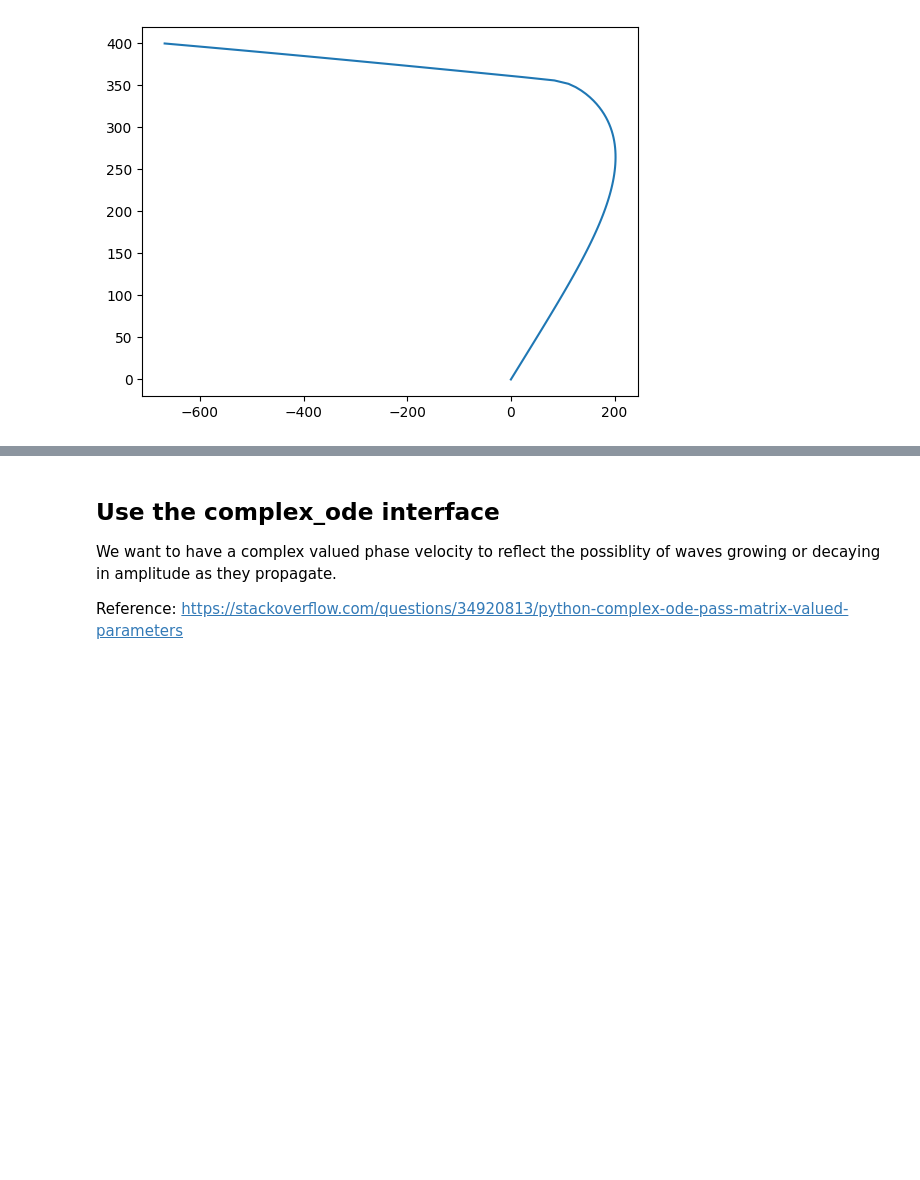
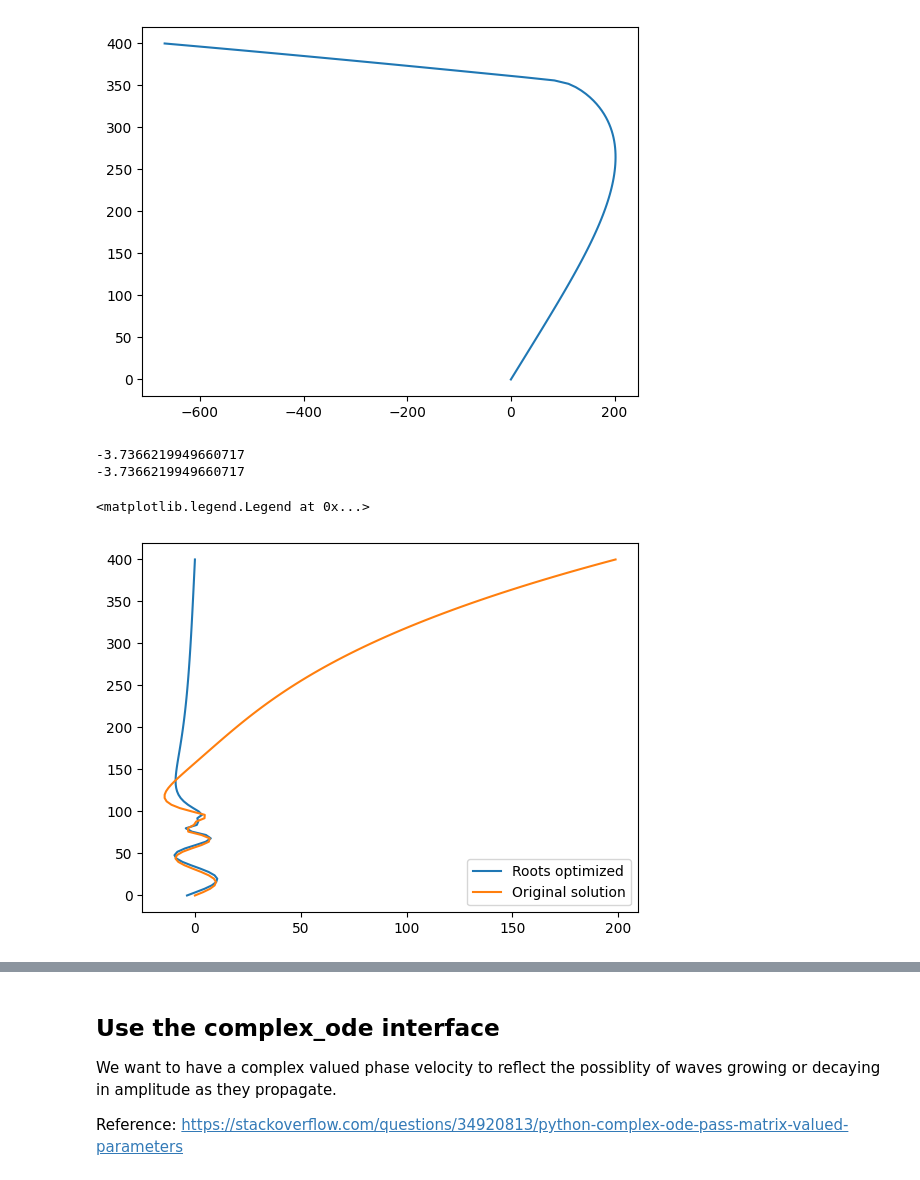
Before and after one commit to ericeberg3/UW_research, a Jupyter notebook: tg.ipynb, the cells around one changed output, grey strips where cells are left out. Cells and saved outputs as stored; diff of their text form; code cells hidden in the pictures; blank space fills up the shorter version.

```diff
--- a/tg.ipynb
+++ b/tg.ipynb
@@ -80,3 +82,24 @@ plt.plot(sol[:,0],z)
 # %% [output]
 [<matplotlib.lines.Line2D at 0x...>]
 [figure]
+# %%
+import tg_solver
+from tg_solver import tg_solve
+c_test = 0.01
+sol = odeint(tg2, [0,1], z,args=( (alpha,N,U,d2U_dz2,z,c_test) ))
+
+def rootode(tg2, ic2, z, arglist): return odeint(tg2, [ic2,1], z,args=( arglist ))
+f = lambda ic2: rootode(tg2, ic2, z, (alpha,N,U,d2U_dz2,z,c_test))[-1, 0]
+ic2_sol = bisect(f, -20, 20)
+# ic2_sol = scipy.optimize.brentq(f, 1, 2)
+print(ic2_sol)
+
+plt.plot(tg_solve(alpha, z, N, H, U, ic, c_test)[:, 0], z)
+plt.plot(sol[:,0],z)
+plt.legend(['Roots optimized', 'Original solution'])
+# print(sol[-1, 0])
+# %% [output]
+-3.7366219949660717
+-3.7366219949660717
+<matplotlib.legend.Legend at 0x...>
+[figure, added]
```
Also changed, not shown: parts of 3 cells of this notebook, 4 other files.
